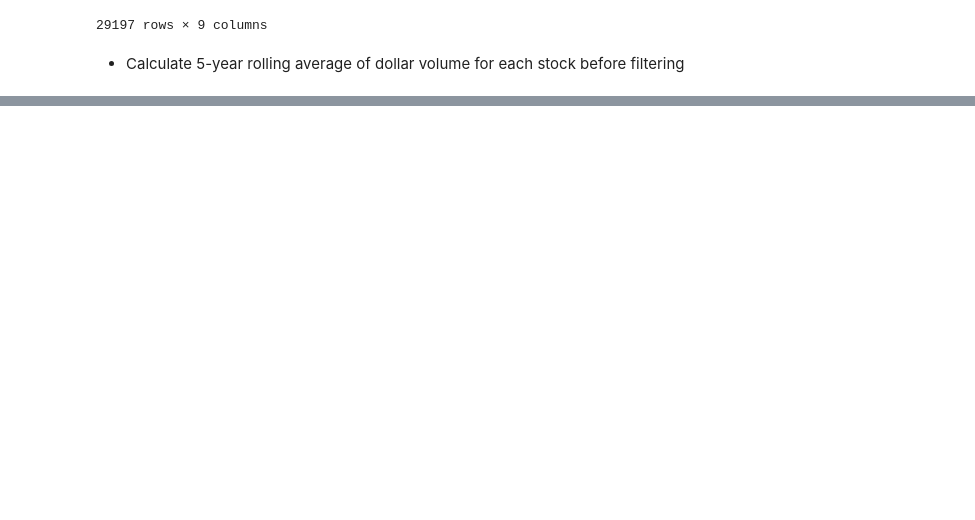
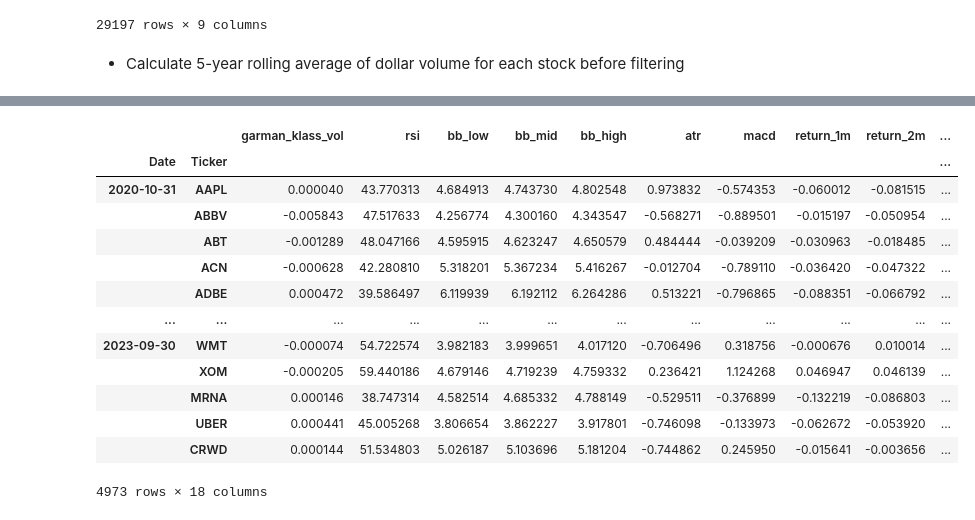
Before and after one commit to jacksullivan27/Algorithmic_Trading_Machine_Learning, a Jupyter notebook: Unsupervised_learning_notebook.ipynb, the cells around one changed output, grey strips where cells are left out. Cells and saved outputs as stored; diff of their text form; code cells hidden in the pictures; blank space fills up the shorter version.

```diff
--- a/Unsupervised_learning_notebook.ipynb
+++ b/Unsupervised_learning_notebook.ipynb
@@ -197,0 +375,19 @@ data
+# %%
+from sklearn.preprocessing import MinMaxScaler
+
+scaler = MinMaxScaler()
+# %% [output]
+|  |  | garman_klass_vol | rsi | bb_low | bb_mid | bb_high | atr | macd | return_1m | return_2m | ... |
+| Date | Ticker |  |  |  |  |  |  |  |  |  | ... |
+| 2020-10-31 | AAPL | 0.000040 | 43.770313 | 4.684913 | 4.743730 | 4.802548 | 0.973832 | -0.574353 | -0.060012 | -0.081515 | ... |
+|  | ABBV | -0.005843 | 47.517633 | 4.256774 | 4.300160 | 4.343547 | -0.568271 | -0.889501 | -0.015197 | -0.050954 | ... |
+|  | ABT | -0.001289 | 48.047166 | 4.595915 | 4.623247 | 4.650579 | 0.484444 | -0.039209 | -0.030963 | -0.018485 | ... |
+|  | ACN | -0.000628 | 42.280810 | 5.318201 | 5.367234 | 5.416267 | -0.012704 | -0.789110 | -0.036420 | -0.047322 | ... |
+|  | ADBE | 0.000472 | 39.586497 | 6.119939 | 6.192112 | 6.264286 | 0.513221 | -0.796865 | -0.088351 | -0.066792 | ... |
+| ... | ... | ... | ... | ... | ... | ... | ... | ... | ... | ... | ... |
+| 2023-09-30 | WMT | -0.000074 | 54.722574 | 3.982183 | 3.999651 | 4.017120 | -0.706496 | 0.318756 | -0.000676 | 0.010014 | ... |
+|  | XOM | -0.000205 | 59.440186 | 4.679146 | 4.719239 | 4.759332 | 0.236421 | 1.124268 | 0.046947 | 0.046139 | ... |
+|  | MRNA | 0.000146 | 38.747314 | 4.582514 | 4.685332 | 4.788149 | -0.529511 | -0.376899 | -0.132219 | -0.086803 | ... |
+|  | UBER | 0.000441 | 45.005268 | 3.806654 | 3.862227 | 3.917801 | -0.746098 | -0.133973 | -0.062672 | -0.053920 | ... |
+|  | CRWD | 0.000144 | 51.534803 | 5.026187 | 5.103696 | 5.181204 | -0.744862 | 0.245950 | -0.015641 | -0.003656 | ... |
+4973 rows × 18 columns
```
Also changed, not shown: parts of 15 cells of this notebook.
